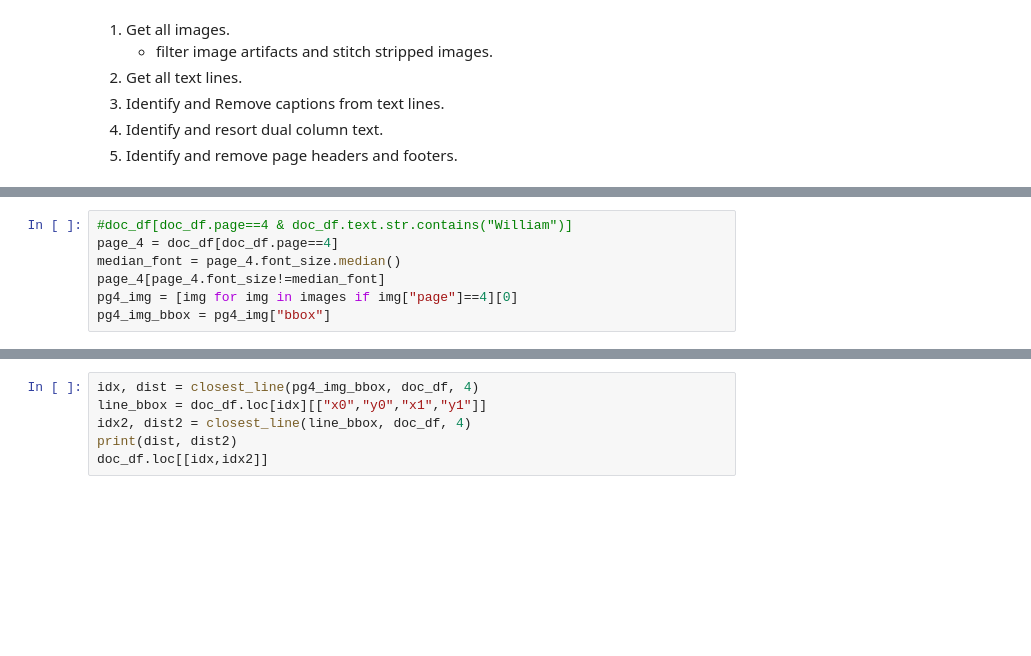
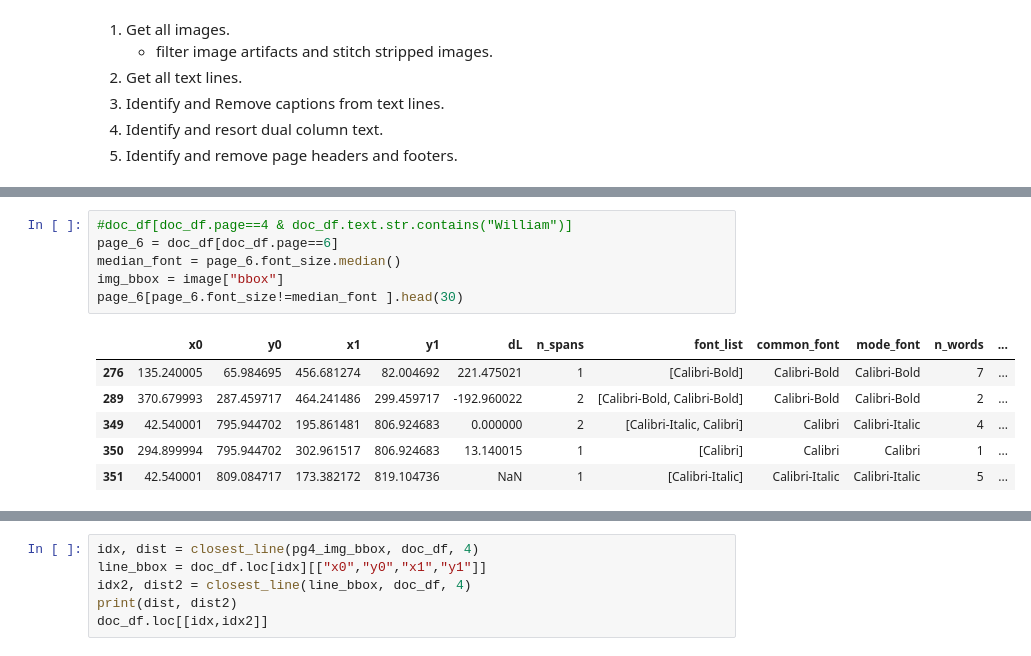
Before and after one commit to DSP-Tan/ogham-cloud, a Jupyter notebook: pdf_scraper/research/examAsLines.ipynb, the cells around one changed output, grey strips where cells are left out. Drawn from its saved outputs; the diff is of its cells as text; blank space fills up the shorter version.

```diff
--- a/pdf_scraper/research/examAsLines.ipynb
+++ b/pdf_scraper/research/examAsLines.ipynb
@@ -79,7 +79,13 @@ number of images after filter:          7
 # %%
 #doc_df[doc_df.page==4 & doc_df.text.str.contains("William")]
-page_4 = doc_df[doc_df.page==4]
-median_font = page_4.font_size.median()
-page_4[page_4.font_size!=median_font]
-pg4_img = [img for img in images if img["page"]==4][0]
-pg4_img_bbox = pg4_img["bbox"]
+page_6 = doc_df[doc_df.page==6]
+median_font = page_6.font_size.median()
+img_bbox = image["bbox"]
+page_6[page_6.font_size!=median_font ].head(30)
+# %% [output]
+|  | x0 | y0 | x1 | y1 | dL | n_spans | font_list | common_font | mode_font | n_words | ... |
+| 276 | 135.240005 | 65.984695 | 456.681274 | 82.004692 | 221.475021 | 1 | [Calibri-Bold] | Calibri-Bold | Calibri-Bold | 7 | ... |
+| 289 | 370.679993 | 287.459717 | 464.241486 | 299.459717 | -192.960022 | 2 | [Calibri-Bold, Calibri-Bold] | Calibri-Bold | Calibri-Bold | 2 | ... |
+| 349 | 42.540001 | 795.944702 | 195.861481 | 806.924683 | 0.000000 | 2 | [Calibri-Italic, Calibri] | Calibri | Calibri-Italic | 4 | ... |
+| 350 | 294.899994 | 795.944702 | 302.961517 | 806.924683 | 13.140015 | 1 | [Calibri] | Calibri | Calibri | 1 | ... |
+| 351 | 42.540001 | 809.084717 | 173.382172 | 819.104736 | NaN | 1 | [Calibri-Italic] | Calibri-Italic | Calibri-Italic | 5 | ... |
```
Also changed, not shown: parts of 6 cells of this notebook.
